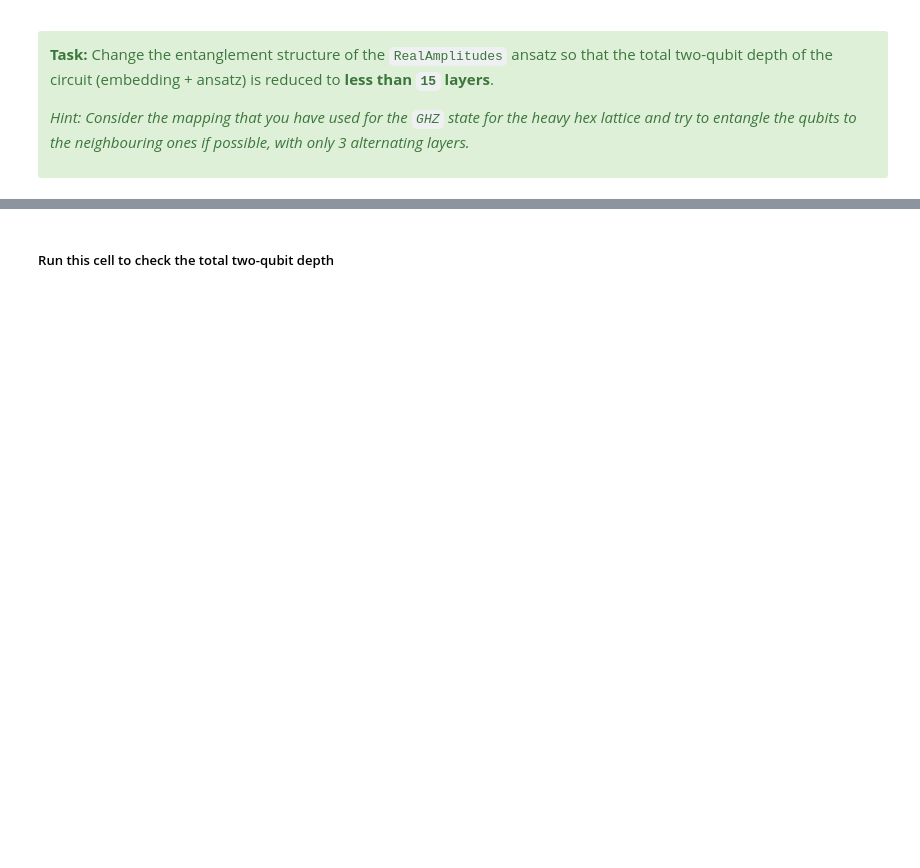
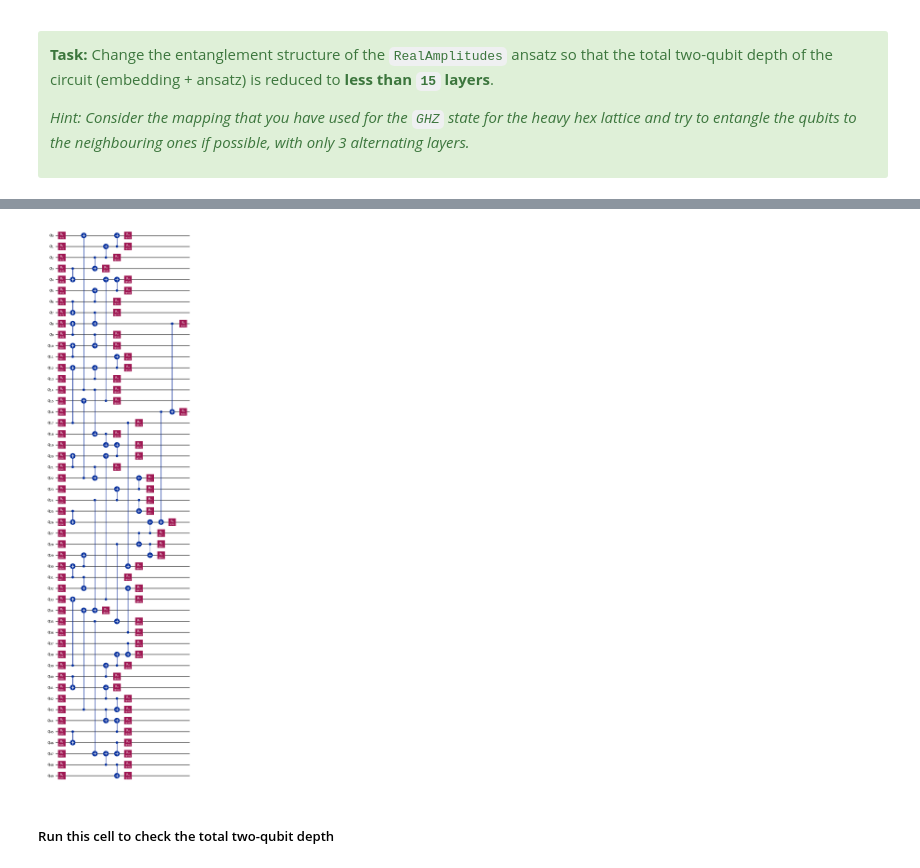
Before and after one commit to GuillermoAbadLopez/ibm-quantum-challenge-2024, a Jupyter notebook: content/lab_bonus/lab-bonus.ipynb, the cells around one changed output, grey strips where cells are left out. Cells and saved outputs as stored; diff of their text form; code cells hidden in the pictures; blank space fills up the shorter version.

```diff
--- a/content/lab_bonus/lab-bonus.ipynb
+++ b/content/lab_bonus/lab-bonus.ipynb
@@ -157,20 +241,22 @@ $𝑁$ qubits requires only an asymptotic complexity of $(O(\log(N)))$ steps._
 > _However, in systems with heavy hexagonal (heavy hex) connectivity, the process is less efficient, and requires $(O(\sqrt{N}))$ steps to achieve the same._
 
 </div>
-# %%
-def new_amplitude_embedding(num_qubits, bird_index):
-    """Create efficient amplitude embedding circuit
-
-    Parameters:
-        num_qubits (int): Number of qubits for the ansatz
-        bird_index (int): Data index of the bird
-
-    Returns:
-        qc (QuantumCircuit): Quantum circuit with amplitude embedding of the bird
-    """
-
-    ### Write your code below here ###
-
-
-    ### Don't change any code past this line ###
-    return qc
+# %%
+def compute_size_50_edges(backend):
+    coupling_map = backend.coupling_map
+    edges = list(coupling_map.get_edges())
+
+    filtered_edges = []
+
+    for edge in edges:
+        if edge[0] < num_qubits and edge[1] < num_qubits:
+            filtered_edges.append(edge)
+
+    return filtered_edges
+
+def compute_entangled_qubits(starter_qubit):
+    entangled_qubits = [starter_qubit]
+    non_entangled_qubits = [i for i in range(num_qubits)]
+    non_entangled_qubits.remove(starter_qubit)
+
+    return entangled_qubits, non_entangled_qubits
@@ -261,5 +449,5 @@ print('Depth new mapping + old ansatz: ', transpiled_qc.depth(lambda x: len(x.qu
 # %%
-def generate_ansatz(num_qubits):
+def generate_ansatz(num_qubits, backend=service.backend("ibm_osaka")):
     """Generate a `RealAmplitudes` ansatz where all qubits are entangled with each other
 
     Parameters:
@@ -270,9 +458,7 @@ def generate_ansatz(num_qubits):
     """
     ### Write your code below here ###
 
-
-
-
+    qc = RealAmplitudes(num_qubits, reps=1, entanglement=compute_size_50_edges(backend), skip_unentangled_qubits=True)
 
 
     ### Don't change any code past this line ###
@@ -280,3 +486,7 @@ def generate_ansatz(num_qubits):
+# %%
+generate_ansatz(50).decompose().draw(output="mpl", fold=False, idle_wires=False)
+# %% [output]
+[figure, added]
 # %% [markdown]
 ##### Run this cell to check the total two-qubit depth
 # %%
```
Also changed, not shown: parts of 20 cells of this notebook.
